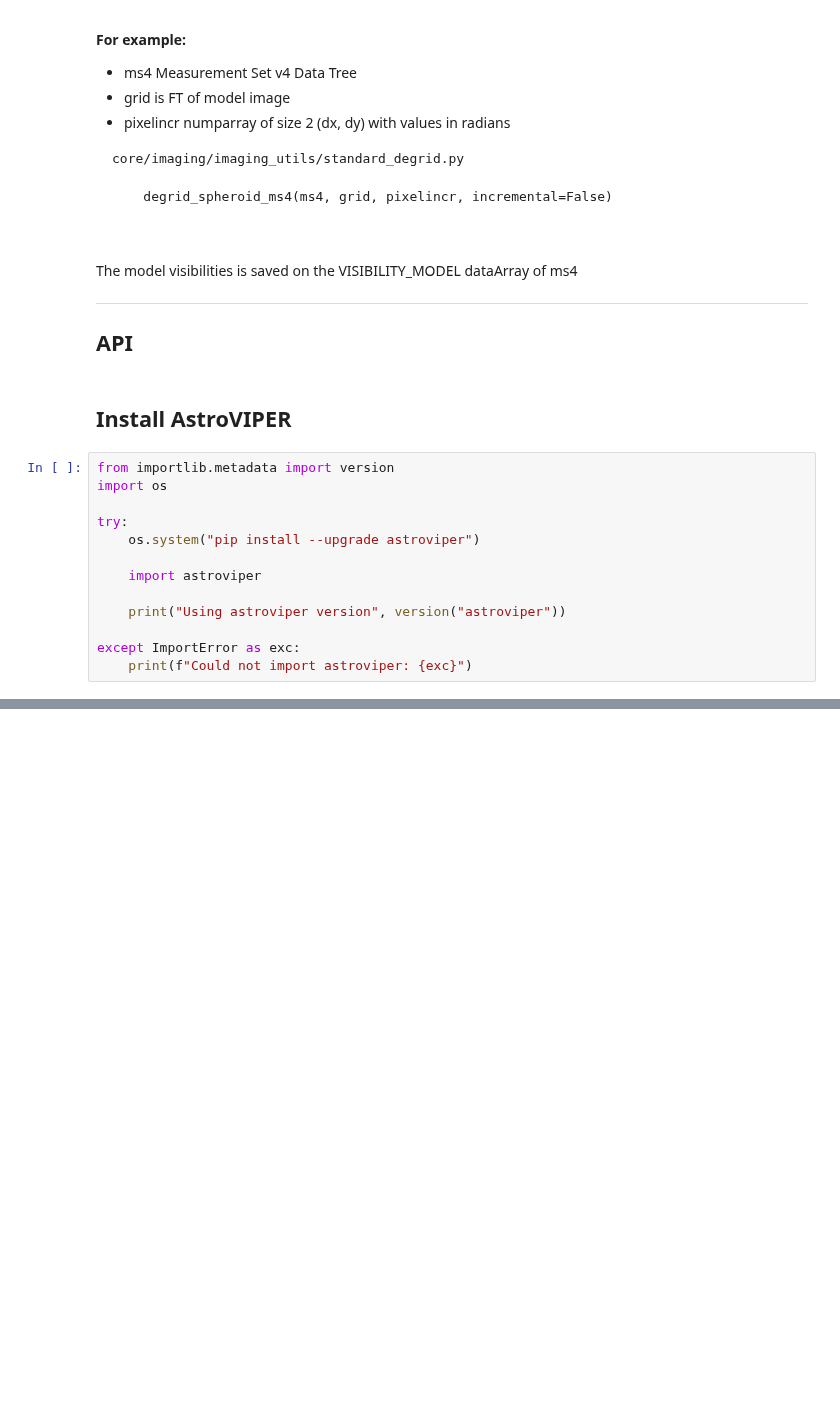
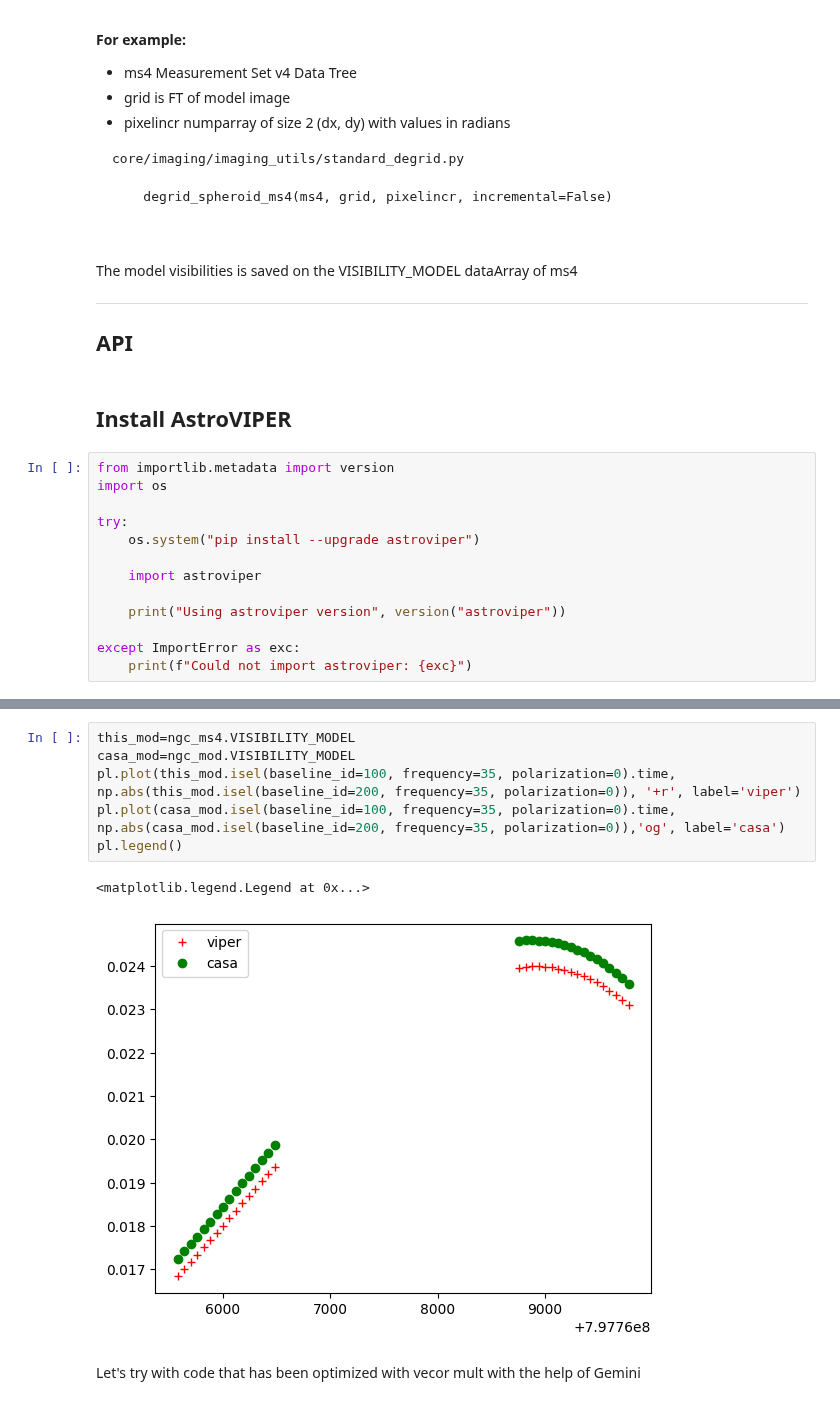
Before and after one commit to casangi/astroviper, a Jupyter notebook: docs/core_tutorials/imaging/demo_standard_degrid.ipynb, the cells around one changed output, grey strips where cells are left out. Saved outputs shown, nothing was run; the diff lists cells and outputs as text; blank space fills up the shorter version.

```diff
--- a/docs/core_tutorials/imaging/demo_standard_degrid.ipynb
+++ b/docs/core_tutorials/imaging/demo_standard_degrid.ipynb
@@ -61,0 +174,11 @@ We
+# %%
+this_mod=ngc_ms4.VISIBILITY_MODEL
+casa_mod=ngc_mod.VISIBILITY_MODEL
+pl.plot(this_mod.isel(baseline_id=100, frequency=35, polarization=0).time, np.abs(this_mod.isel(baseline_id=200, frequency=35, polarization=0)), '+r', label='viper')
+pl.plot(casa_mod.isel(baseline_id=100, frequency=35, polarization=0).time, np.abs(casa_mod.isel(baseline_id=200, frequency=35, polarization=0)),'og', label='casa')
+pl.legend()
+# %% [output]
+<matplotlib.legend.Legend at 0x...>
+[figure, added]
+# %% [markdown]
+Let's try with code that has been optimized with vecor mult with the help of Gemini
```
Also changed, not shown: parts of 23 cells of this notebook, 1 other file.
